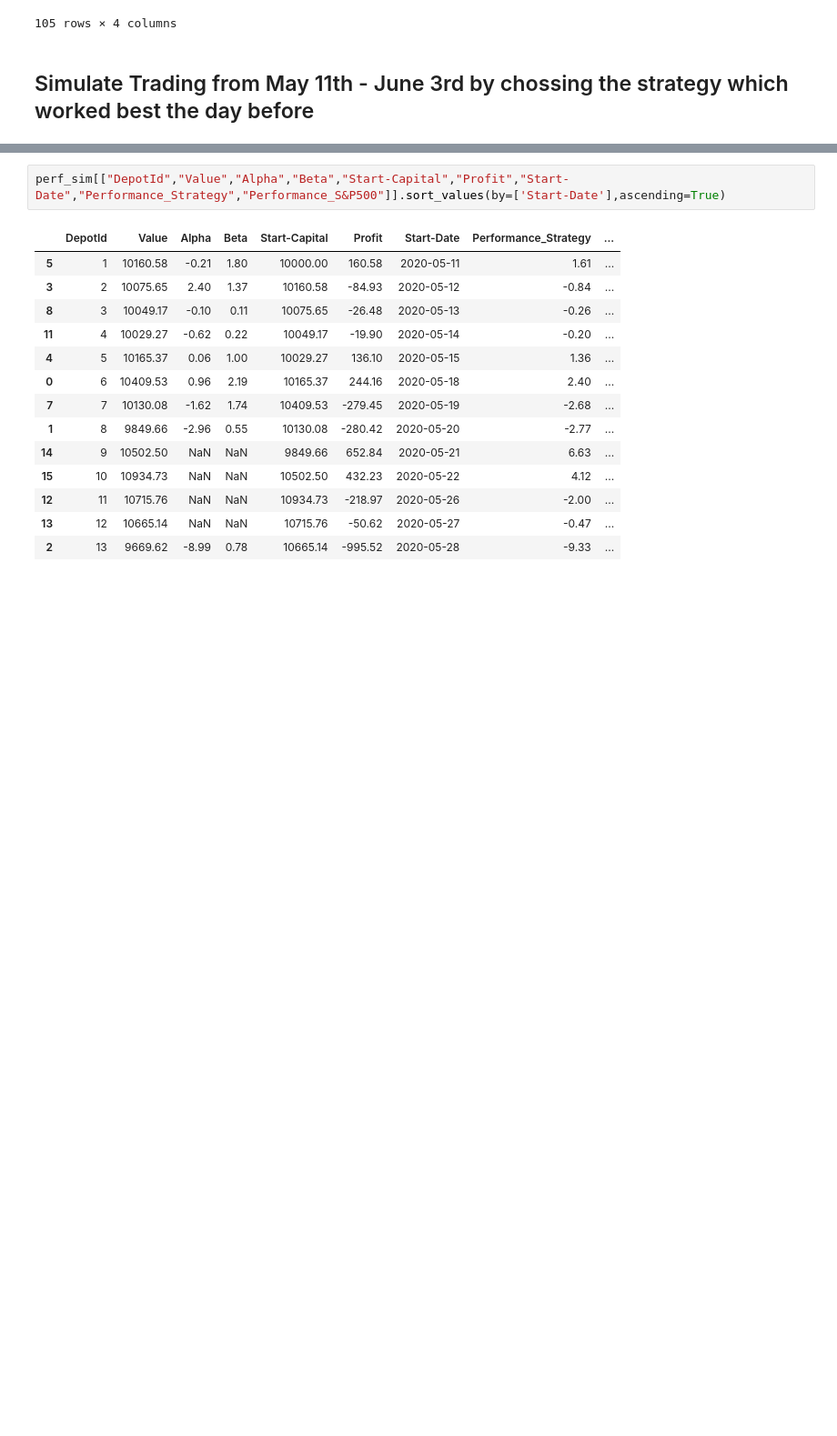
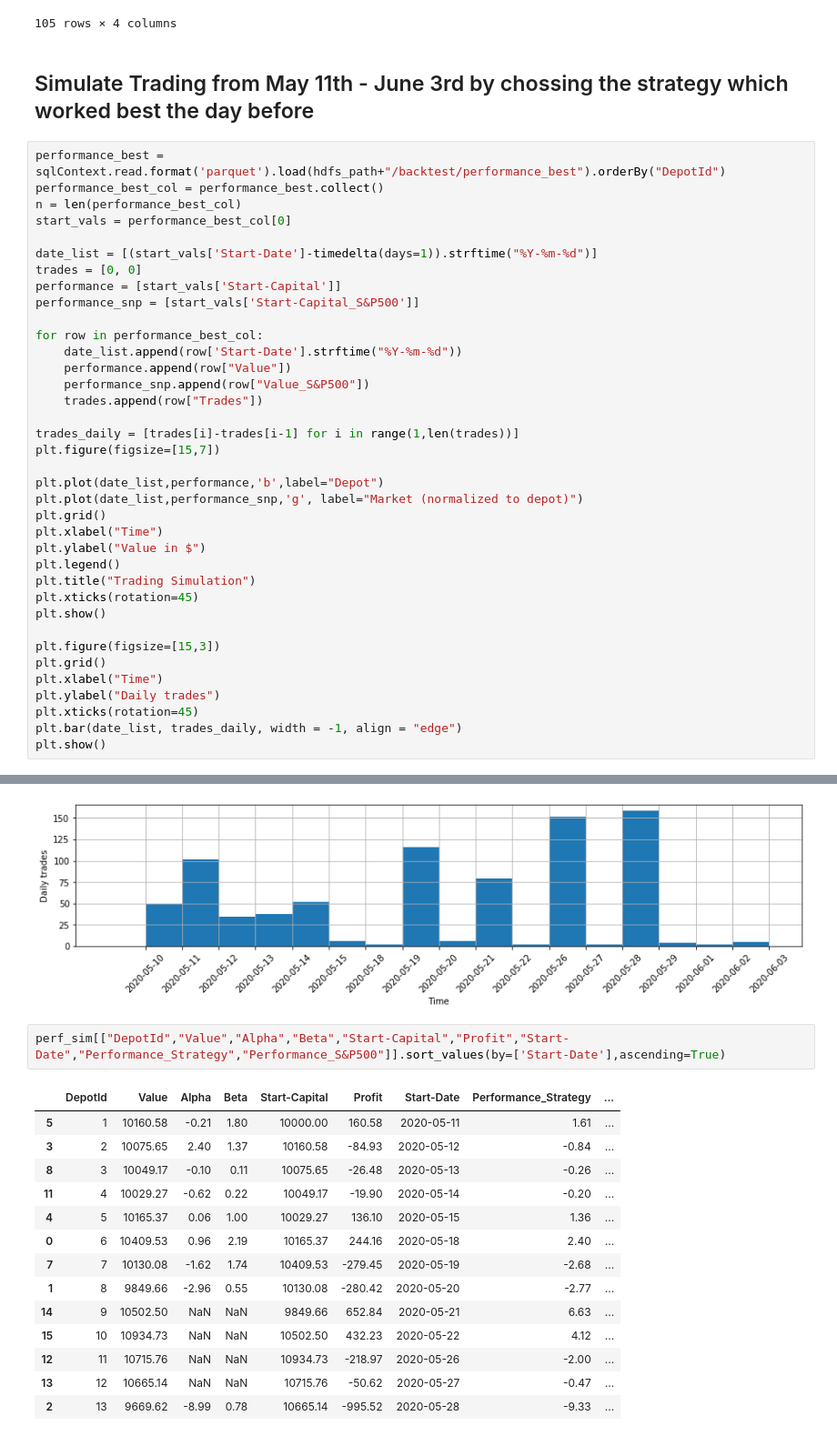
Before and after one commit to HeckeSiegel/RAMBO, a Jupyter notebook: robo_visor.ipynb, the cells around one changed output, grey strips where cells are left out. Shown: that part at 91% size. Drawn from its saved outputs; the diff is of its cells as text; blank space fills up the shorter version.

Commit message:
plots

```diff
--- a/robo_visor.ipynb
+++ b/robo_visor.ipynb
@@ -111,3 +111,41 @@ merged
 105 rows × 4 columns
 # %% [markdown]
 ## Simulate Trading from May 11th - June 3rd by chossing the strategy which worked best the day before
+# %%
+performance_best = sqlContext.read.format('parquet').load(hdfs_path+"/backtest/performance_best").orderBy("DepotId")
+performance_best_col = performance_best.collect()
+n = len(performance_best_col)
+start_vals = performance_best_col[0]
+
+date_list = [(start_vals['Start-Date']-timedelta(days=1)).strftime("%Y-%m-%d")]
+trades = [0, 0]
+performance = [start_vals['Start-Capital']]
+performance_snp = [start_vals['Start-Capital_S&P500']]
+
+for row in performance_best_col:
+    date_list.append(row['Start-Date'].strftime("%Y-%m-%d"))
+    performance.append(row["Value"])
+    performance_snp.append(row["Value_S&P500"])
+    trades.append(row["Trades"])
+
+trades_daily = [trades[i]-trades[i-1] for i in range(1,len(trades))]
+plt.figure(figsize=[15,7])
+
+plt.plot(date_list,performance,'b',label="Depot")
+plt.plot(date_list,performance_snp,'g', label="Market (normalized to depot)")
+plt.grid()
+plt.xlabel("Time")
+plt.ylabel("Value in $")
+plt.legend()
+plt.title("Trading Simulation")
+plt.xticks(rotation=45)
+plt.show()
+
+plt.figure(figsize=[15,3])
+plt.grid()
+plt.xlabel("Time")
+plt.ylabel("Daily trades")
+plt.xticks(rotation=45)
+plt.bar(date_list, trades_daily, width = -1, align = "edge")
+plt.show()
+# %% [output]
@@ -114,3 +153,4 @@ merged
+[figure, added]
 # %%
 perf_sim[["DepotId","Value","Alpha","Beta","Start-Capital","Profit","Start-Date","Performance_Strategy","Performance_S&P500"]].sort_values(by=['Start-Date'],ascending=True)
 # %% [output]
```
Also changed, not shown: parts of 2 cells of this notebook.
